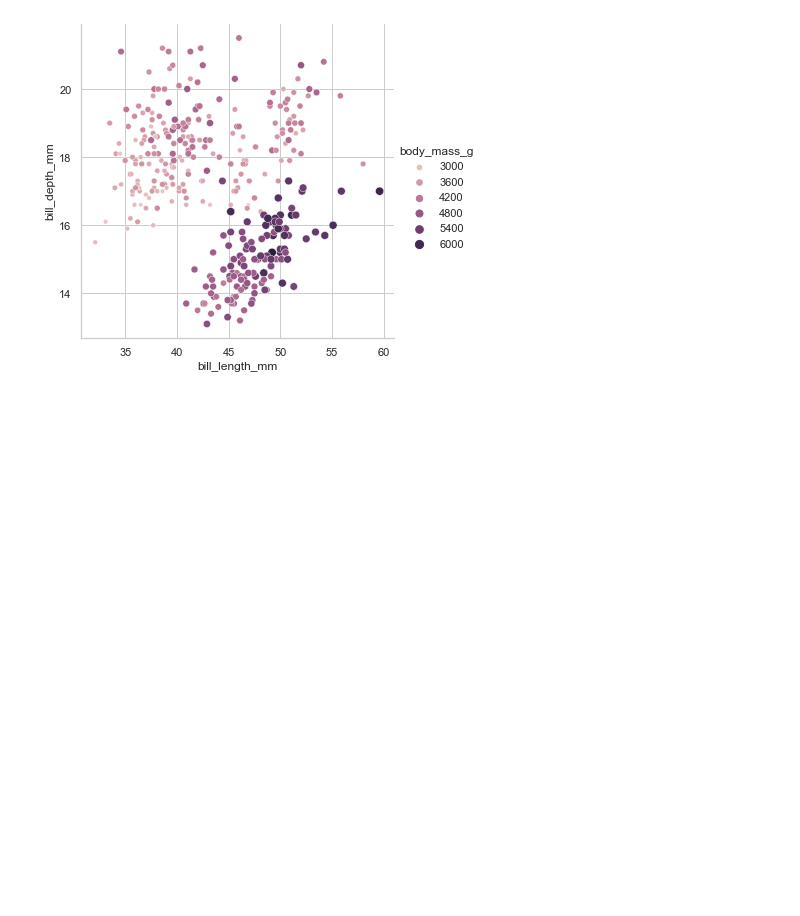
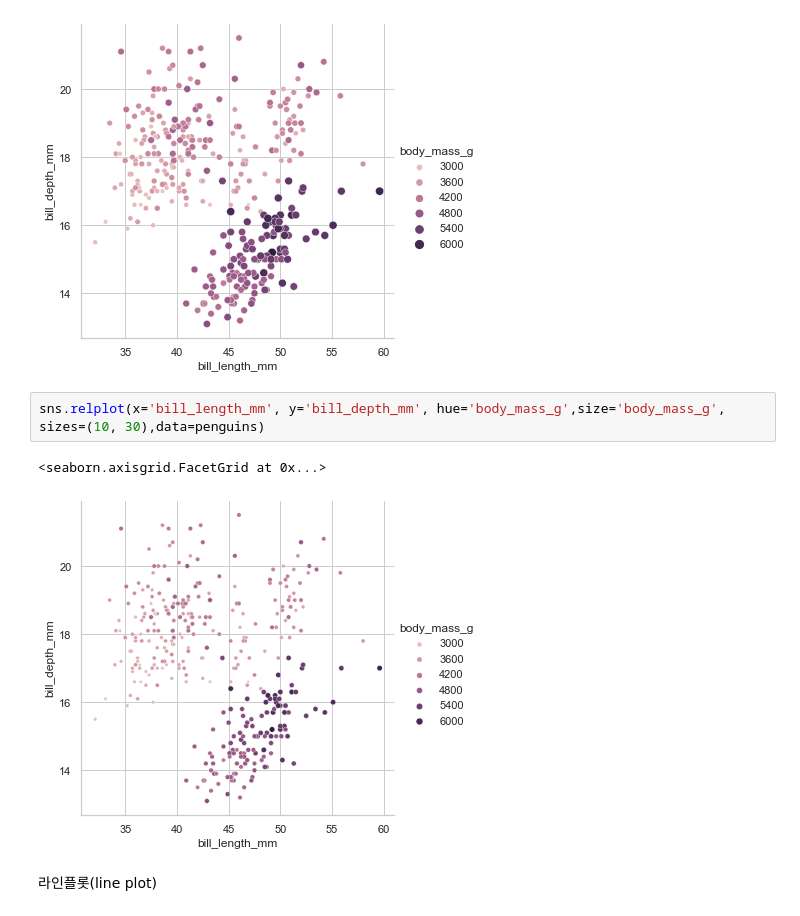
Before and after one commit to ojjy/datascience, a Jupyter notebook: study/seaborn/seaborn_prac.ipynb, the cells around one changed output. Cells and saved outputs as stored; diff of their text form; blank space fills up the shorter version.

```diff
--- a/study/seaborn/seaborn_prac.ipynb
+++ b/study/seaborn/seaborn_prac.ipynb
@@ -83,3 +83,10 @@ sns.relplot(x='bill_length_mm', y='bill_depth_mm', hue='body_mass_g',size='body_
 # %% [output]
 <seaborn.axisgrid.FacetGrid at 0x...>
 [figure]
+# %%
+sns.relplot(x='bill_length_mm', y='bill_depth_mm', hue='body_mass_g',size='body_mass_g', sizes=(10, 30),data=penguins)
+# %% [output]
+<seaborn.axisgrid.FacetGrid at 0x...>
+[figure, added]
+# %% [markdown]
+라인플롯(line plot)
```
Also changed, not shown: 2 other files.
